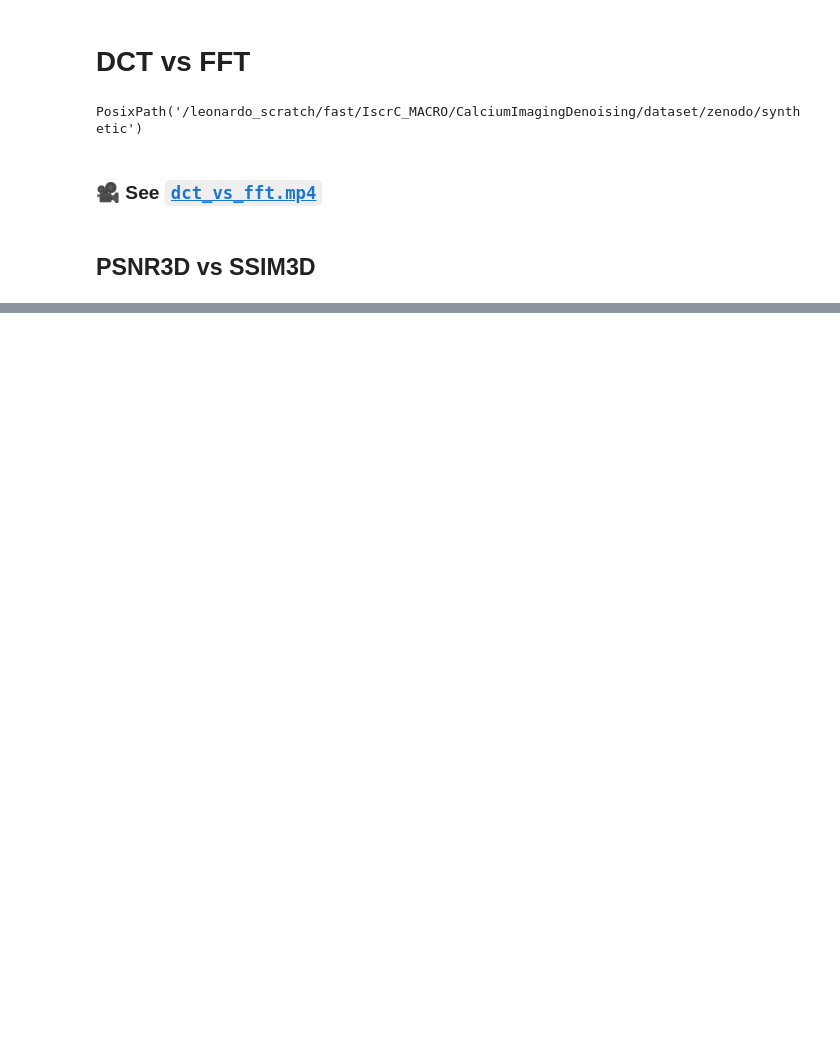
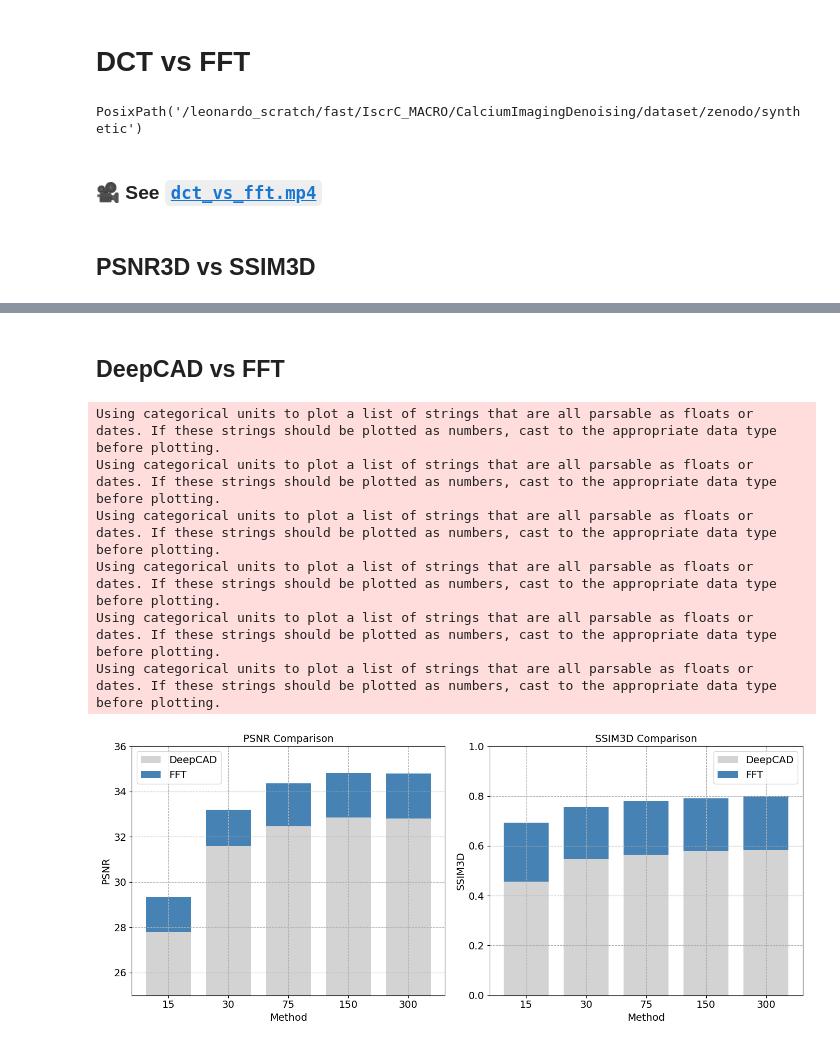
Before and after one commit to MrPio/freq2clean, a Jupyter notebook: 6-video_fusion/6.8-Final_Comparison.ipynb, the cells around one changed output, grey strips where cells are left out. Drawn from its saved outputs; the diff is of its cells as text; code cells hidden in the pictures; blank space fills up the shorter version.

```diff
--- a/6-video_fusion/6.8-Final_Comparison.ipynb
+++ b/6-video_fusion/6.8-Final_Comparison.ipynb
@@ -107,0 +92,2 @@ plot(df)
+# %% [markdown]
+## DeepCAD vs FFT
@@ -107,0 +132,35 @@ plot(df)
+# %%
+# ("DeepCADRT-300-150",32.7138, 0.5753220)
+# ("FFT-300-150",34.64649, 0.793504)
+
+# FFT is frame3000_alphas0.85
+deepcad_df = pd.DataFrame(
+    [
+        ("15", 27.804, 0.4562536478),
+        ("30", 31.6045103904, 0.5473683),
+        ("75", 32.4733731, 0.563951),
+        ("150", 32.8495724, 0.578202),
+        ("300", 32.814922, 0.5822482),
+    ],
+    columns=["Method", "PSNR", "SSIM3D"],
+).set_index("Method")
+fft_df = pd.DataFrame(
+    [
+        ("15", 29.33049, 0.693118),
+        ("30", 33.19490866, 0.75576096),
+        ("75", 34.36992956, 0.780432),
+        ("150", 34.814267, 0.791301),
+        ("300", 34.807489, 0.80201),
+    ],
+    columns=["Method", "PSNR", "SSIM3D"],
+).set_index("Method")
+barchart(deepcad_df, fft_df, width=0.75)
+# plot(deepcad_df, fft_df)
+# %% [output]
+Using categorical units to plot a list of strings that are all parsable as floats or dates. If these strings should be plotted as numbers, cast to the appropriate data type before plotting.
+Using categorical units to plot a list of strings that are all parsable as floats or dates. If these strings should be plotted as numbers, cast to the appropriate data type before plotting.
+Using categorical units to plot a list of strings that are all parsable as floats or dates. If these strings should be plotted as numbers, cast to the appropriate data type before plotting.
+Using categorical units to plot a list of strings that are all parsable as floats or dates. If these strings should be plotted as numbers, cast to the appropriate data type before plotting.
+Using categorical units to plot a list of strings that are all parsable as floats or dates. If these strings should be plotted as numbers, cast to the appropriate data type before plotting.
+Using categorical units to plot a list of strings that are all parsable as floats or dates. If these strings should be plotted as numbers, cast to the appropriate data type before plotting.
+[figure, added]
```
Also changed, not shown: parts of 5 cells of this notebook, 15 other files.
